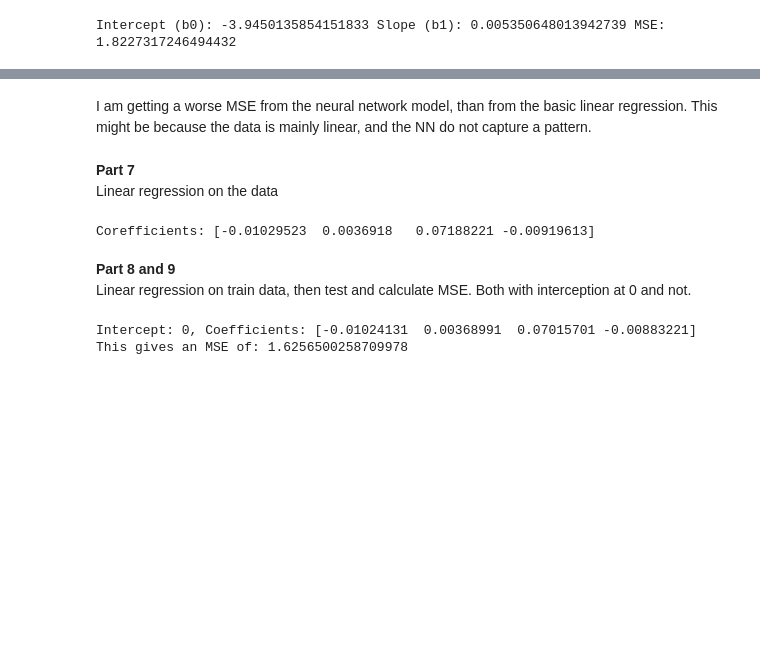
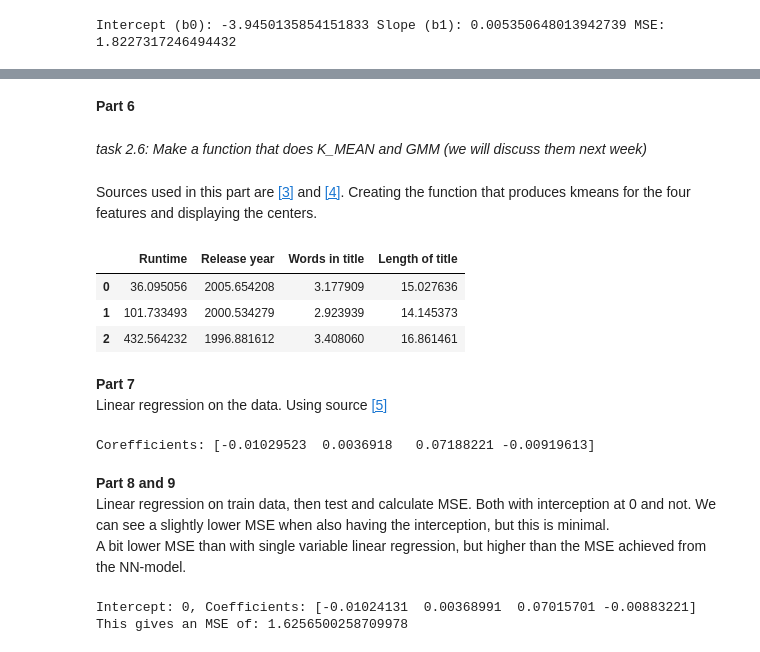
Before and after one commit to MalleBallen/MOD550---2025---Malvin, a Jupyter notebook: MOD550-task2/task2.ipynb, the cells around one changed output, grey strips where cells are left out. Drawn from its saved outputs; the diff is of its cells as text; code cells hidden in the pictures; blank space fills up the shorter version.

```diff
--- a/MOD550-task2/task2.ipynb
+++ b/MOD550-task2/task2.ipynb
@@ -388,2 +425,5 @@ np.float64(6.973640091113956)
 # %%
-data_train, data_validation, data_test = dataw.train_val_test_split(seed=1)
+data_train, data_validation, data_test = dataw.train_val_test_split(train_ratio=0.5, val_ratio=0.25, seed=1)
+print("Length of training set:", len(data_train))
+print("Length of validation set:", len(data_validation))
+print("Length of test set:", len(data_test))
@@ -418,8 +477,19 @@ Best architecture: [64, 32] Validation MSE: 1.2297163009643555
-# %% [markdown]
-I am getting a worse MSE from the neural network model, than from the basic linear regression. This might be because the data is mainly linear, and the NN do not capture a pattern.
+# %% [markdown]
+**Part 6**
+# %% [markdown]
+*task 2.6: Make a function that does K_MEAN and GMM (we will discuss them next week)*
+# %% [markdown]
+Sources used in this part are [[3]](#ref3) and [[4]](#ref4). Creating the function that produces kmeans for the four features and displaying the centers.
+# %%
+dataw.kmeans_cluster_centers(n_clusters=3)
+# %% [output]
+|  | Runtime | Release year | Words in title | Length of title |
+| 0 | 36.095056 | 2005.654208 | 3.177909 | 15.027636 |
+| 1 | 101.733493 | 2000.534279 | 2.923939 | 14.145373 |
+| 2 | 432.564232 | 1996.881612 | 3.408060 | 16.861461 |
 # %% [markdown]
 **Part 7**
-Linear regression on the data
+Linear regression on the data. Using source [[5]](#ref5)
 # %%
 beta_all = dataw.linear_regression_multivariate(sklearn=False)
 
@@ -428,7 +498,8 @@ print(f"Corefficients: {beta_all}")
 Corefficients: [-0.01029523  0.0036918   0.07188221 -0.00919613]
 # %% [markdown]
 **Part 8 and 9**
-Linear regression on train data, then test and calculate MSE. Both with interception at 0 and not.
+Linear regression on train data, then test and calculate MSE. Both with interception at 0 and not. We can see a slightly lower MSE when also having the interception, but this is minimal.
+A bit lower MSE than with single variable linear regression, but higher than the MSE achieved from the NN-model.
 # %%
 dataw.test_linreg_multivariate(sklearn=False)
 # %% [output]
```
Also changed, not shown: parts of 16 cells of this notebook.
